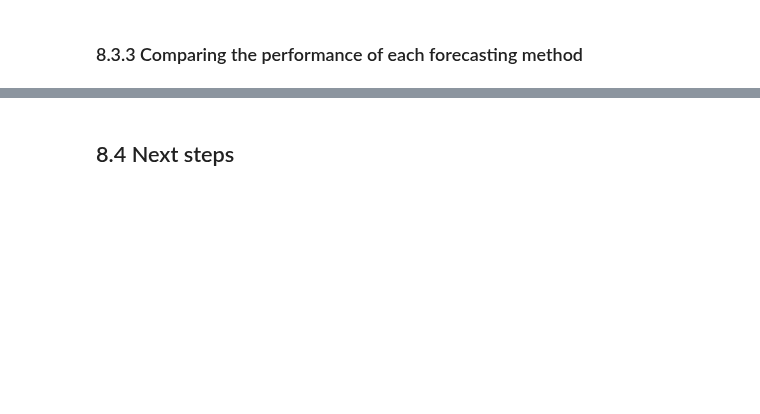
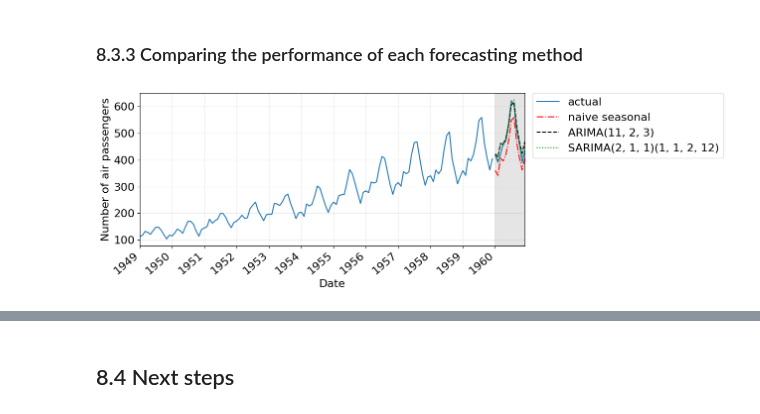
Before and after one commit to LugoBlogger/SI-201-542-forecasting-technique, a Jupyter notebook: week-09.ipynb, the cells around one changed output, grey strips where cells are left out. Cells and saved outputs as stored; diff of their text form; code cells hidden in the pictures; blank space fills up the shorter version.

```diff
--- a/week-09.ipynb
+++ b/week-09.ipynb
@@ -405,0 +671,7 @@ Seasonl first-order differencing
+# %%
+pred_sarima = model_sarima_best_fit.get_prediction(
+  TRAIN_LEN, TRAIN_LEN + HORIZON - 1).predicted_mean
+
+df_test_pred["pred_sarima"] = pred_sarima
+
+df_test_pred
@@ -406,2 +692,43 @@ Seasonl first-order differencing
 # %% [markdown]
 ### 8.3.3 Comparing the performance of each forecasting method
+# %%
+start_idx = 0  # for better visualization
+xlim = [df_train["Month"].iloc[start_idx], df_test["Month"].iloc[-1]]
+
+fig, ax = plt.subplots(figsize=(10, 4))
+
+ax.plot(df_train["Month"], df_train["Passengers"])
+ax.plot(df_test["Month"], df_test["Passengers"], color="tab:blue", label="actual")
+
+formatter = mdates.DateFormatter("%Y")
+# formatter = mdates.DateFormatter("%Y-%b-%d")
+locator = mdates.YearLocator(base=1)
+# locator = mdates.MonthLocator(bymonthday=1, bymonth=range(1, 13, 1))
+# locator = mdates.DayLocator()
+ax.xaxis.set_major_formatter(formatter)
+ax.xaxis.set_major_locator(locator)
+# ax.set_ylim([-0.5, 17])
+ax.set_xlim(xlim)
+ax.grid("on")
+ax.set_xlabel("Date")
+ax.set_ylabel("Number of air passengers")
+
+# -- prediction
+ax.plot(df_test_pred["Month"], df_test_pred["pred_naive_seasonal"], "r-.", label="naive seasonal")
+ax.plot(df_test_pred["Month"], df_test_pred["pred_arima"], "k--", label="ARIMA(11, 2, 3)")
+ax.plot(df_test_pred["Month"], df_test_pred["pred_sarima"], "g:", label="SARIMA(2, 1, 1)(1, 1, 2, 12)")
+
+# add forecast area
+ax.axvspan(df_test['Month'].iloc[0], df_test['Month'].iloc[-1],
+                color="#808080", alpha=0.2)
+
+for j, label in enumerate(ax.get_xticklabels()):
+  label.set_rotation(40)
+  label.set_horizontalalignment('right')
+
+# -- add legend in the second row
+ax.legend(loc="upper left", bbox_to_anchor=[1.02, 1], borderaxespad=0.)
+
+plt.show(fig)
+# %% [output]
+[figure, added]
```
Also changed, not shown: parts of 55 cells of this notebook, 5 other files.
